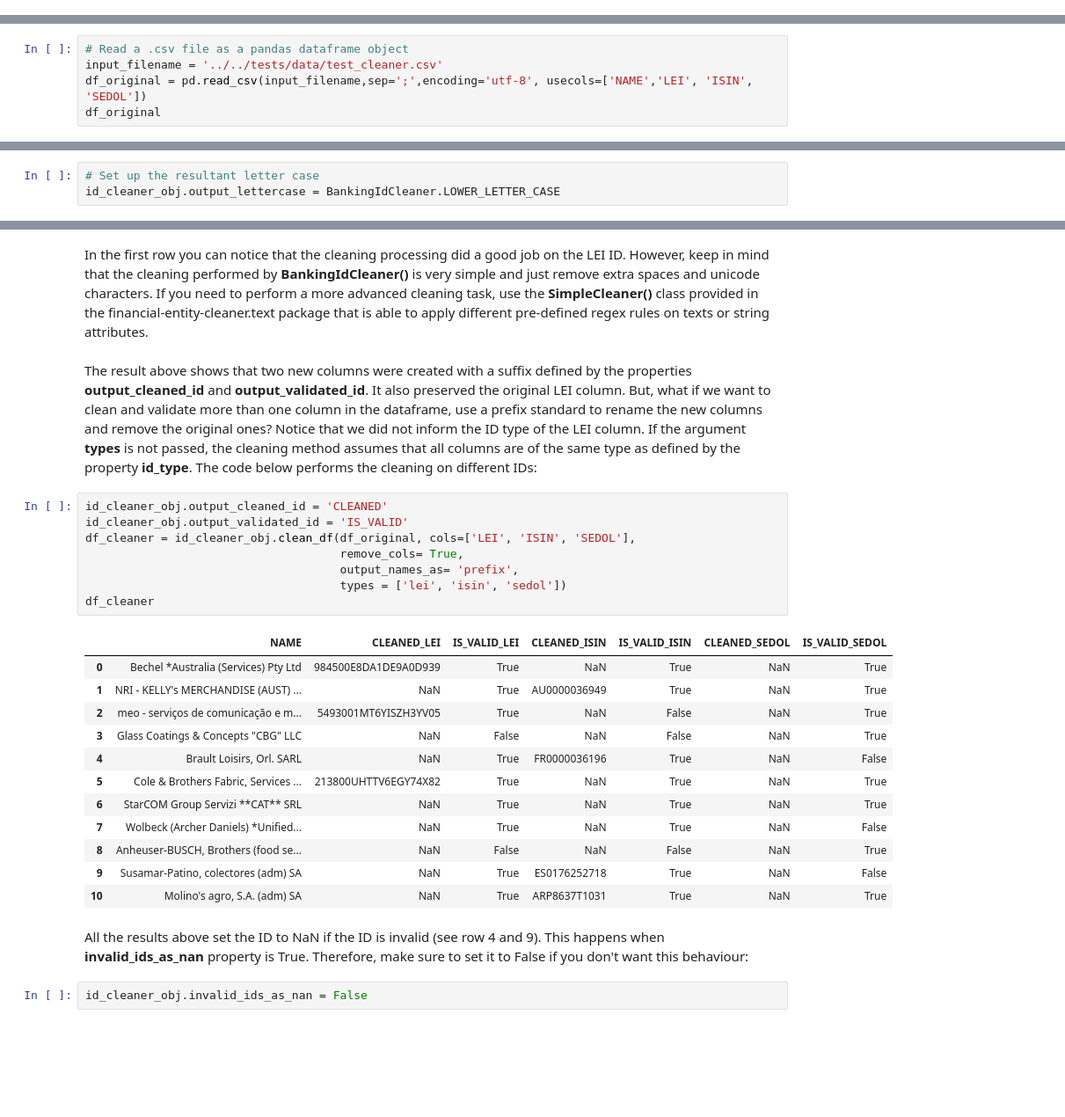
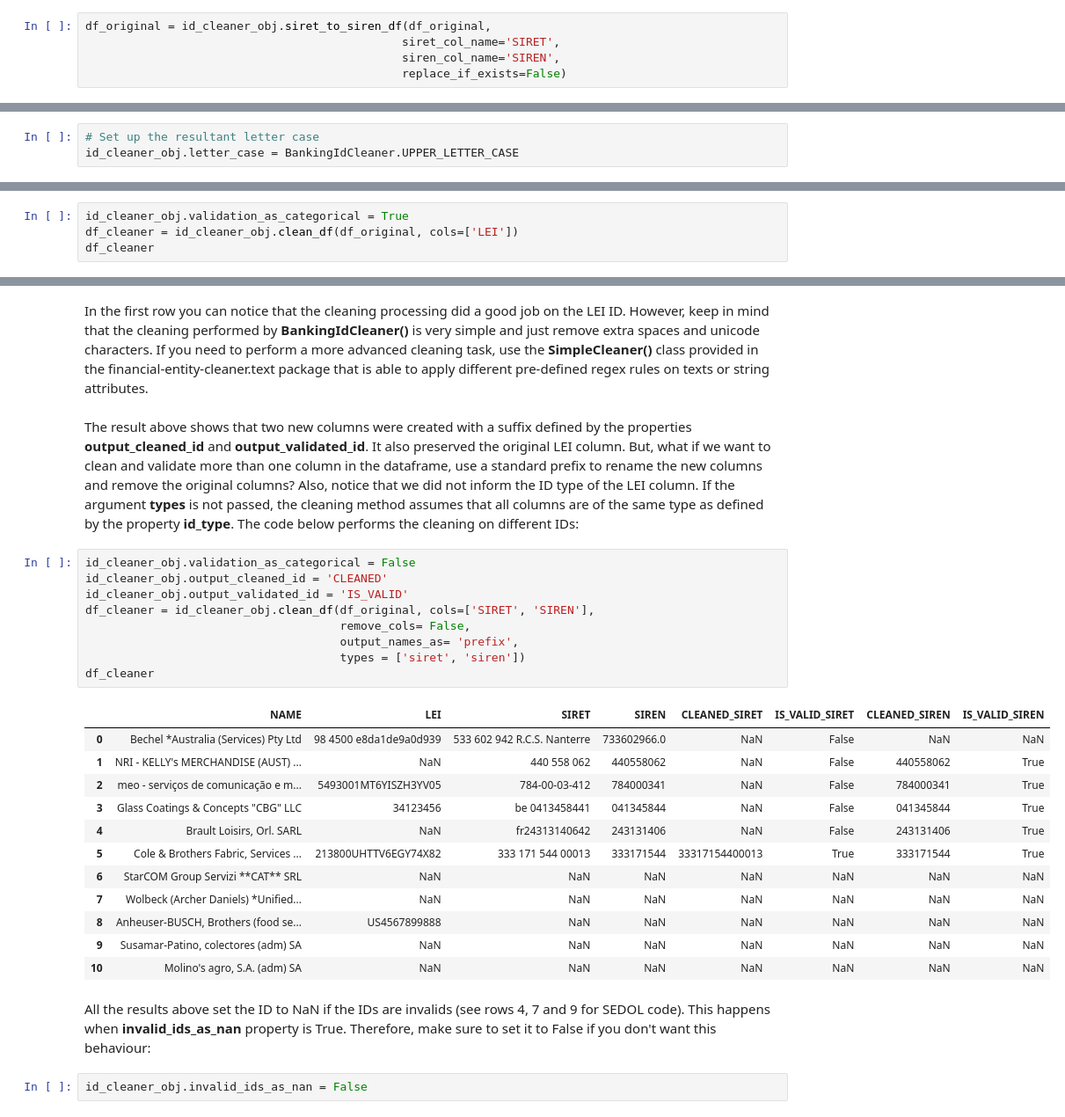
Before and after one commit to os-climate/financial-entity-cleaner, a Jupyter notebook: notebooks/how-to/Clean up and validate banking IDs.ipynb, the cells around one changed output, grey strips where cells are left out. Shown: that part at 88% size. Saved outputs shown, nothing was run; the diff lists cells and outputs as text; blank space fills up the shorter version.

```diff
--- a/notebooks/how-to/Clean up and validate banking IDs.ipynb
+++ b/notebooks/how-to/Clean up and validate banking IDs.ipynb
@@ -128,0 +207,5 @@ clean_lei
+# %%
+df_original = id_cleaner_obj.siret_to_siren_df(df_original,
+                                              siret_col_name='SIRET',
+                                              siren_col_name='SIREN',
+                                              replace_if_exists=False)
@@ -133,5 +228,0 @@ import pandas as pd
-# %%
-# Read a .csv file as a pandas dataframe object
-input_filename = '../../tests/data/test_cleaner.csv'
-df_original = pd.read_csv(input_filename,sep=';',encoding='utf-8', usecols=['NAME','LEI', 'ISIN', 'SEDOL'])
-df_original
@@ -152,7 +250,7 @@ df_original
 Another important property of the BankingIdCleaner() class is the **letter_case** that defines if the output will be returned in lower, upper or title case. By default, the letter case is set to be 'lower'. If you want to change that, just set the letter_case property to **'lower'**, **'upper'** or **'title'** or use the built-in class constants LOWER_LETTER_CASE, UPPER_LETTER_CASE, TITLE_LETTER_CASE, as shown below:
 # %%
 # Set up the resultant letter case
-id_cleaner_obj.output_lettercase = BankingIdCleaner.LOWER_LETTER_CASE
+id_cleaner_obj.letter_case = BankingIdCleaner.UPPER_LETTER_CASE
 # %%
 id_cleaner_obj.id_type='lei'
 # %%
@@ -173,0 +274,4 @@ df_cleaner
+# %%
+id_cleaner_obj.validation_as_categorical = True
+df_cleaner = id_cleaner_obj.clean_df(df_original, cols=['LEI'])
+df_cleaner
@@ -174,30 +291,31 @@ df_cleaner
 # %% [markdown]
 In the first row you can notice that the cleaning processing did a good job on the LEI ID. However, keep in mind that the cleaning performed by **BankingIdCleaner()** is very simple and just remove extra spaces and unicode characters. If you need to perform a more advanced cleaning task, use the **SimpleCleaner()** class provided in the financial-entity-cleaner.text package that is able to apply different pre-defined regex rules on texts or string attributes.
 # %% [markdown]
-The result above shows that two new columns were created with a suffix defined by the properties **output_cleaned_id** and **output_validated_id**. It also preserved the original LEI column. But, what if we want to clean and validate more than one column in the dataframe, use a prefix standard to rename the new columns and remove the original ones? Notice that we did not inform the ID type of the LEI column. If the argument **types** is not passed, the cleaning method assumes that all columns are of the same type as defined by the property **id_type**. The code below performs the cleaning on different IDs:
+The result above shows that two new columns were created with a suffix defined by the properties **output_cleaned_id** and **output_validated_id**. It also preserved the original LEI column. But, what if we want to clean and validate more than one column in the dataframe, use a standard prefix to rename the new columns and remove the original columns? Also, notice that we did not inform the ID type of the LEI column. If the argument **types** is not passed, the cleaning method assumes that all columns are of the same type as defined by the property **id_type**. The code below performs the cleaning on different IDs:
 # %%
+id_cleaner_obj.validation_as_categorical = False
 id_cleaner_obj.output_cleaned_id = 'CLEANED'
 id_cleaner_obj.output_validated_id = 'IS_VALID'
-df_cleaner = id_cleaner_obj.clean_df(df_original, cols=['LEI', 'ISIN', 'SEDOL'],
-                                     remove_cols= True,
+df_cleaner = id_cleaner_obj.clean_df(df_original, cols=['SIRET', 'SIREN'],
+                                     remove_cols= False,
                                      output_names_as= 'prefix',
-                                     types = ['lei', 'isin', 'sedol'])
+                                     types = ['siret', 'siren'])
 df_cleaner
 # %% [output]
-|  | NAME | CLEANED_LEI | IS_VALID_LEI | CLEANED_ISIN | IS_VALID_ISIN | CLEANED_SEDOL | IS_VALID_SEDOL |
-| 0 | Bechel *Australia (Services) Pty Ltd | 984500E8DA1DE9A0D939 | True | NaN | True | NaN | True |
-| 1 | NRI - KELLY's MERCHANDISE (AUST) ... | NaN | True | AU0000036949 | True | NaN | True |
-| 2 | meo - serviços de comunicação e m... | 5493001MT6YISZH3YV05 | True | NaN | False | NaN | True |
-| 3 | Glass Coatings & Concepts "CBG" LLC | NaN | False | NaN | False | NaN | True |
-| 4 | Brault Loisirs, Orl. SARL | NaN | True | FR0000036196 | True | NaN | False |
-| 5 | Cole & Brothers Fabric, Services ... | 213800UHTTV6EGY74X82 | True | NaN | True | NaN | True |
-| 6 | StarCOM Group Servizi **CAT** SRL | NaN | True | NaN | True | NaN | True |
-| 7 | Wolbeck (Archer Daniels) *Unified... | NaN | True | NaN | True | NaN | False |
-| 8 | Anheuser-BUSCH, Brothers (food se... | NaN | False | NaN | False | NaN | True |
-| 9 | Susamar-Patino, colectores (adm) SA | NaN | True | ES0176252718 | True | NaN | False |
-| 10 | Molino's agro, S.A. (adm) SA | NaN | True | ARP8637T1031 | True | NaN | True |
+|  | NAME | LEI | SIRET | SIREN | CLEANED_SIRET | IS_VALID_SIRET | CLEANED_SIREN | IS_VALID_SIREN |
+| 0 | Bechel *Australia (Services) Pty Ltd | 98 4500 e8da1de9a0d939 | 533 602 942 R.C.S. Nanterre | 733602966.0 | NaN | False | NaN | NaN |
+| 1 | NRI - KELLY's MERCHANDISE (AUST) ... | NaN | 440 558 062 | 440558062 | NaN | False | 440558062 | True |
+| 2 | meo - serviços de comunicação e m... | 5493001MT6YISZH3YV05 | 784-00-03-412 | 784000341 | NaN | False | 784000341 | True |
+| 3 | Glass Coatings & Concepts "CBG" LLC | 34123456 | be 0413458441 | 041345844 | NaN | False | 041345844 | True |
+| 4 | Brault Loisirs, Orl. SARL | NaN | fr24313140642 | 243131406 | NaN | False | 243131406 | True |
+| 5 | Cole & Brothers Fabric, Services ... | 213800UHTTV6EGY74X82 | 333 171 544 00013 | 333171544 | 33317154400013 | True | 333171544 | True |
+| 6 | StarCOM Group Servizi **CAT** SRL | NaN | NaN | NaN | NaN | NaN | NaN | NaN |
+| 7 | Wolbeck (Archer Daniels) *Unified... | NaN | NaN | NaN | NaN | NaN | NaN | NaN |
+| 8 | Anheuser-BUSCH, Brothers (food se... | US4567899888 | NaN | NaN | NaN | NaN | NaN | NaN |
+| 9 | Susamar-Patino, colectores (adm) SA | NaN | NaN | NaN | NaN | NaN | NaN | NaN |
+| 10 | Molino's agro, S.A. (adm) SA | NaN | NaN | NaN | NaN | NaN | NaN | NaN |
 # %% [markdown]
-All the results above set the ID to NaN if the ID is invalid (see row 4 and 9). This happens when **invalid_ids_as_nan** property is True. Therefore, make sure to set it to False if you don't want this behaviour:
+All the results above set the ID to NaN if the IDs are invalids (see rows 4, 7 and 9 for SEDOL code). This happens when **invalid_ids_as_nan** property is True. Therefore, make sure to set it to False if you don't want this behaviour:
 # %%
 id_cleaner_obj.invalid_ids_as_nan = False
 # %%
```
Also changed, not shown: parts of 37 cells of this notebook, 6 other files.
